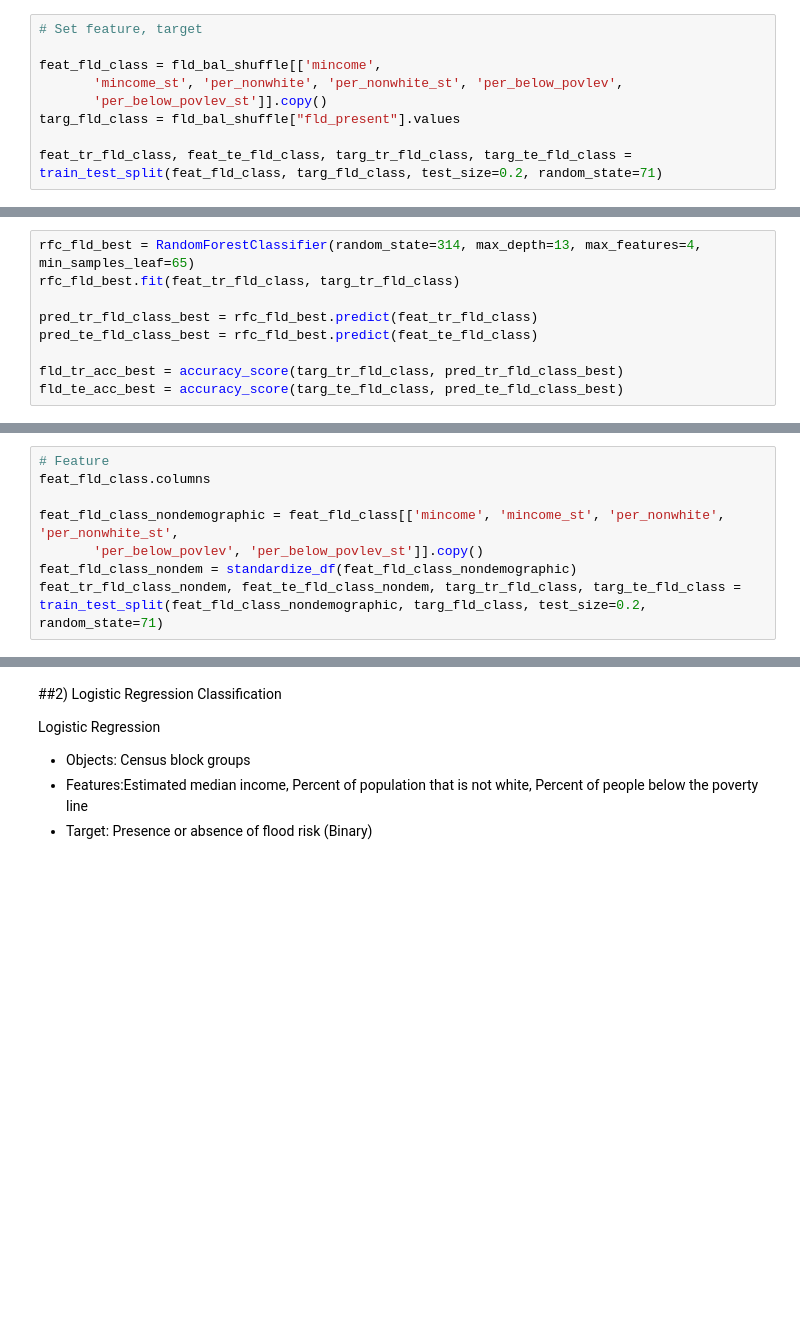
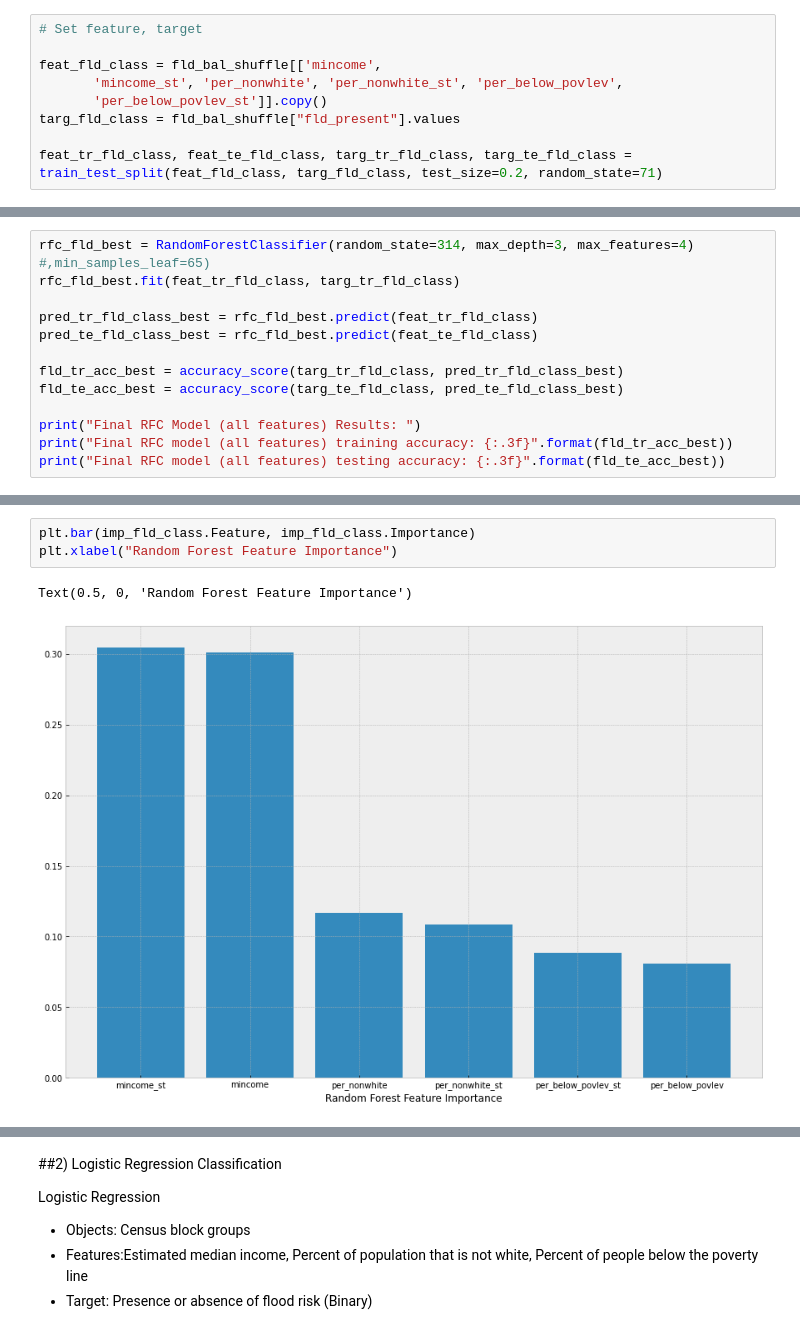
Before and after one commit to KLeeDE/PUS2020_KLee, a Jupyter notebook: Project/20201130_Wilimington_oneper_blockg_ml.ipynb, the cells around one changed output, grey strips where cells are left out. Cells and saved outputs as stored; diff of their text form; blank space fills up the shorter version.

```diff
--- a/Project/20201130_Wilimington_oneper_blockg_ml.ipynb
+++ b/Project/20201130_Wilimington_oneper_blockg_ml.ipynb
@@ -668,5 +687,5 @@ fld_te_acc_init = accuracy_score(targ_te_fld_class, pred_te_fld_class)
 # %%
-rfc_fld_best = RandomForestClassifier(random_state=314, max_depth=13, max_features=4, min_samples_leaf=65)
+rfc_fld_best = RandomForestClassifier(random_state=314, max_depth=3, max_features=4) #,min_samples_leaf=65)
 rfc_fld_best.fit(feat_tr_fld_class, targ_tr_fld_class)
 
 pred_tr_fld_class_best = rfc_fld_best.predict(feat_tr_fld_class)
@@ -674,3 +693,7 @@ pred_te_fld_class_best = rfc_fld_best.predict(feat_te_fld_class)
 
 fld_tr_acc_best = accuracy_score(targ_tr_fld_class, pred_tr_fld_class_best)
 fld_te_acc_best = accuracy_score(targ_te_fld_class, pred_te_fld_class_best)
+
+print("Final RFC Model (all features) Results: ")
+print("Final RFC model (all features) training accuracy: {:.3f}".format(fld_tr_acc_best))
+print("Final RFC model (all features) testing accuracy: {:.3f}".format(fld_te_acc_best))
@@ -684,9 +728,7 @@ imp_fld_class =imp_fld_class.sort_values("Importance", ascending=False)
-# %%
-# Feature
-feat_fld_class.columns
-
-feat_fld_class_nondemographic = feat_fld_class[['mincome', 'mincome_st', 'per_nonwhite', 'per_nonwhite_st',
-       'per_below_povlev', 'per_below_povlev_st']].copy()
-feat_fld_class_nondem = standardize_df(feat_fld_class_nondemographic)
-feat_tr_fld_class_nondem, feat_te_fld_class_nondem, targ_tr_fld_class, targ_te_fld_class = train_test_split(feat_fld_class_nondemographic, targ_fld_class, test_size=0.2, random_state=71)
+# %%
+plt.bar(imp_fld_class.Feature, imp_fld_class.Importance)
+plt.xlabel("Random Forest Feature Importance")
+# %% [output]
+Text(0.5, 0, 'Random Forest Feature Importance')
+[figure, added]
 # %%
```
Also changed, not shown: parts of 15 cells of this notebook.
